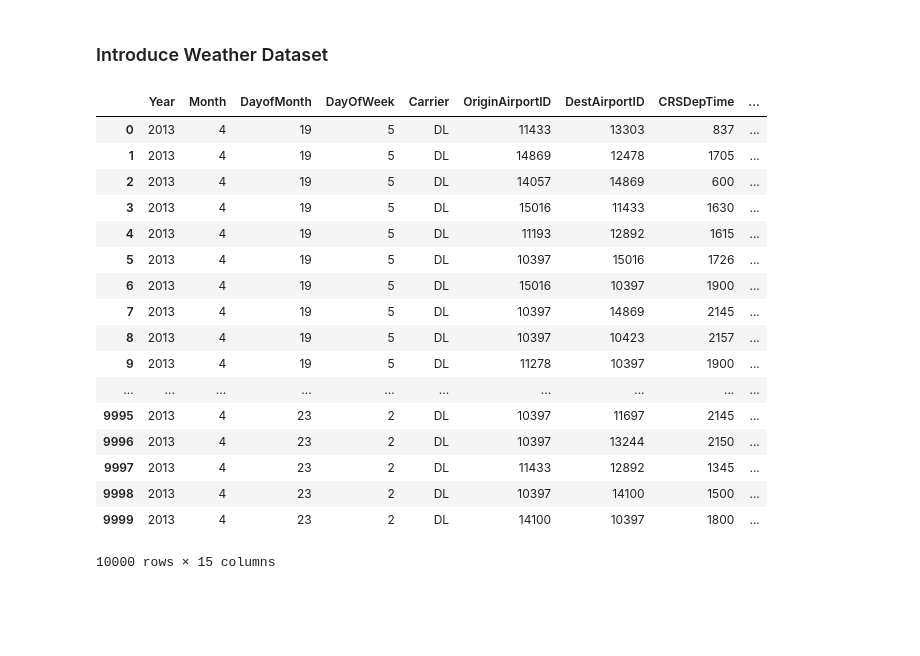
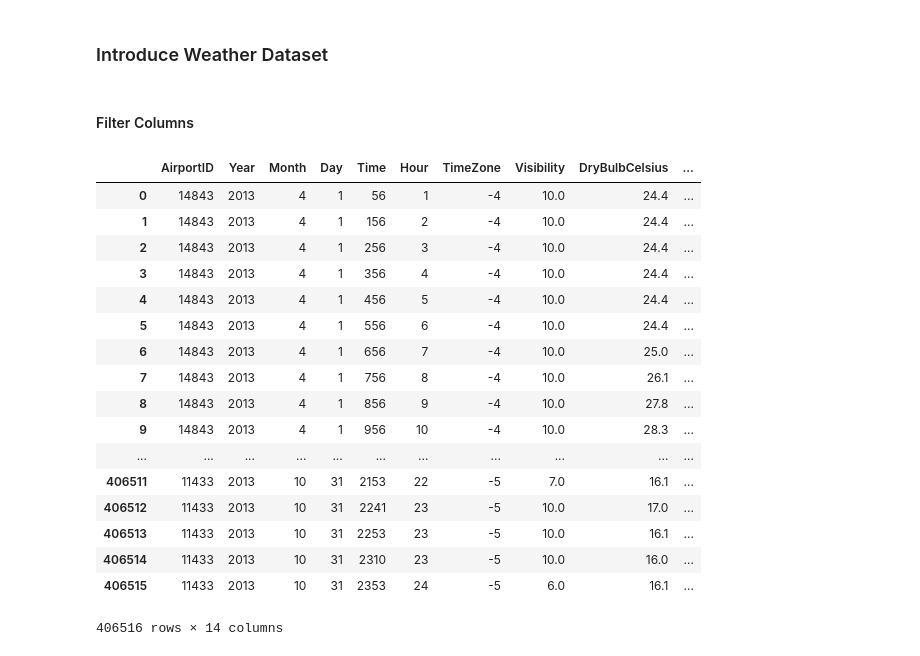
Before and after one commit to npalacio/IntroToAI, a Jupyter notebook: Homework/Project/Work/Flight Prediction.ipynb, the cells around one changed output. Cells and saved outputs as stored; diff of their text form; code cells hidden in the pictures; blank space fills up the shorter version.

```diff
--- a/Homework/Project/Work/Flight Prediction.ipynb
+++ b/Homework/Project/Work/Flight Prediction.ipynb
@@ -214,38 +210,53 @@ plt.ylabel('Root Mean Sqaured Error (RMSE)')
 plt.title('RMSE by Algorithm')
 # %% [markdown]
 ### Introduce Weather Dataset
-# %%
-weatherData = pd.read_csv(weatherDataFile,nrows=100)
-data
-# %% [output]
-|  | Year | Month | DayofMonth | DayOfWeek | Carrier | OriginAirportID | DestAirportID | CRSDepTime | ... |
-| 0 | 2013 | 4 | 19 | 5 | DL | 11433 | 13303 | 837 | ... |
-| 1 | 2013 | 4 | 19 | 5 | DL | 14869 | 12478 | 1705 | ... |
-| 2 | 2013 | 4 | 19 | 5 | DL | 14057 | 14869 | 600 | ... |
-| 3 | 2013 | 4 | 19 | 5 | DL | 15016 | 11433 | 1630 | ... |
-| 4 | 2013 | 4 | 19 | 5 | DL | 11193 | 12892 | 1615 | ... |
-| 5 | 2013 | 4 | 19 | 5 | DL | 10397 | 15016 | 1726 | ... |
-| 6 | 2013 | 4 | 19 | 5 | DL | 15016 | 10397 | 1900 | ... |
-| 7 | 2013 | 4 | 19 | 5 | DL | 10397 | 14869 | 2145 | ... |
-| 8 | 2013 | 4 | 19 | 5 | DL | 10397 | 10423 | 2157 | ... |
-| 9 | 2013 | 4 | 19 | 5 | DL | 11278 | 10397 | 1900 | ... |
-| ... | ... | ... | ... | ... | ... | ... | ... | ... | ... |
-| 9995 | 2013 | 4 | 23 | 2 | DL | 10397 | 11697 | 2145 | ... |
-| 9996 | 2013 | 4 | 23 | 2 | DL | 10397 | 13244 | 2150 | ... |
-| 9997 | 2013 | 4 | 23 | 2 | DL | 11433 | 12892 | 1345 | ... |
-| 9998 | 2013 | 4 | 23 | 2 | DL | 10397 | 14100 | 1500 | ... |
-| 9999 | 2013 | 4 | 23 | 2 | DL | 14100 | 10397 | 1800 | ... |
-10000 rows × 15 columns
+# %%
+# weatherData = pd.read_csv(weatherDataFile,nrows=100)
+weatherData = pd.read_csv(weatherDataFile)
+weatherData.StationPressure.unique()
+weatherData = utils.ConvertColumnToNumeric(weatherData, 'Visibility', ['M'], 0)
+weatherData = utils.ConvertColumnToNumeric(weatherData, 'DryBulbCelsius', ['M'], 0)
+weatherData = utils.ConvertColumnToNumeric(weatherData, 'WetBulbCelsius', ['M'], 0)
+weatherData = utils.ConvertColumnToNumeric(weatherData, 'DewPointCelsius', ['M'], 0)
+weatherData = utils.ConvertColumnToNumeric(weatherData, 'RelativeHumidity', ['M'], 0)
+weatherData = utils.ConvertColumnToNumeric(weatherData, 'WindSpeed', ['M','  '], 0)
+weatherData = utils.ConvertColumnToNumeric(weatherData, 'StationPressure', ['M'], 0)
+# weatherData.dtypes
 # %%
 # TODO: Move to utils file and import in
-import math
-def calculateHour(row, inTimeField):
-    time = row[inTimeField]
-    minutes = time % 100
-    hour = int(math.ceil(time / 100.0)) if minutes > 30 else int(math.floor(time / 100.0))
-    return hour
+# import math
+# def calculateHour(row, inTimeField):
+#     time = row[inTimeField]
+#     minutes = time % 100
+#     hour = int(math.ceil(time / 100.0)) if minutes > 30 else int(math.floor(time / 100.0))
+#     return hour
 # %%
 # Add hour fields to join weather data with flight data
-# weatherData['Hour'] = weatherData.apply(lambda row: calculateHour(row, 'Time'),axis=1)
-# data['CRSDepHour'] = data.apply(lambda row: calculateHour(row, 'CRSDepTime'),axis=1)
+weatherData['Hour'] = weatherData.apply(lambda row: calculateHour(row, 'Time'),axis=1)
+data['CRSDepHour'] = data.apply(lambda row: calculateHour(row, 'CRSDepTime'),axis=1)
+# %% [markdown]
+#### Filter Columns
+# %%
+columns = ['AirportID','Year','Month','Day','Time','Hour','TimeZone','Visibility','DryBulbCelsius','WetBulbCelsius','DewPointCelsius','RelativeHumidity','WindSpeed','StationPressure']
+processedWeatherData = utils.FilterColumns(weatherData, columns)
+processedWeatherData
+# %% [output]
+|  | AirportID | Year | Month | Day | Time | Hour | TimeZone | Visibility | DryBulbCelsius | ... |
+| 0 | 14843 | 2013 | 4 | 1 | 56 | 1 | -4 | 10.0 | 24.4 | ... |
+| 1 | 14843 | 2013 | 4 | 1 | 156 | 2 | -4 | 10.0 | 24.4 | ... |
+| 2 | 14843 | 2013 | 4 | 1 | 256 | 3 | -4 | 10.0 | 24.4 | ... |
+| 3 | 14843 | 2013 | 4 | 1 | 356 | 4 | -4 | 10.0 | 24.4 | ... |
+| 4 | 14843 | 2013 | 4 | 1 | 456 | 5 | -4 | 10.0 | 24.4 | ... |
+| 5 | 14843 | 2013 | 4 | 1 | 556 | 6 | -4 | 10.0 | 24.4 | ... |
+| 6 | 14843 | 2013 | 4 | 1 | 656 | 7 | -4 | 10.0 | 25.0 | ... |
+| 7 | 14843 | 2013 | 4 | 1 | 756 | 8 | -4 | 10.0 | 26.1 | ... |
+| 8 | 14843 | 2013 | 4 | 1 | 856 | 9 | -4 | 10.0 | 27.8 | ... |
+| 9 | 14843 | 2013 | 4 | 1 | 956 | 10 | -4 | 10.0 | 28.3 | ... |
+| ... | ... | ... | ... | ... | ... | ... | ... | ... | ... | ... |
+| 406511 | 11433 | 2013 | 10 | 31 | 2153 | 22 | -5 | 7.0 | 16.1 | ... |
+| 406512 | 11433 | 2013 | 10 | 31 | 2241 | 23 | -5 | 10.0 | 17.0 | ... |
+| 406513 | 11433 | 2013 | 10 | 31 | 2253 | 23 | -5 | 10.0 | 16.1 | ... |
+| 406514 | 11433 | 2013 | 10 | 31 | 2310 | 23 | -5 | 10.0 | 16.0 | ... |
+| 406515 | 11433 | 2013 | 10 | 31 | 2353 | 24 | -5 | 6.0 | 16.1 | ... |
+406516 rows × 14 columns
 # %%
```
Also changed, not shown: parts of 13 cells of this notebook, 2 other files.
